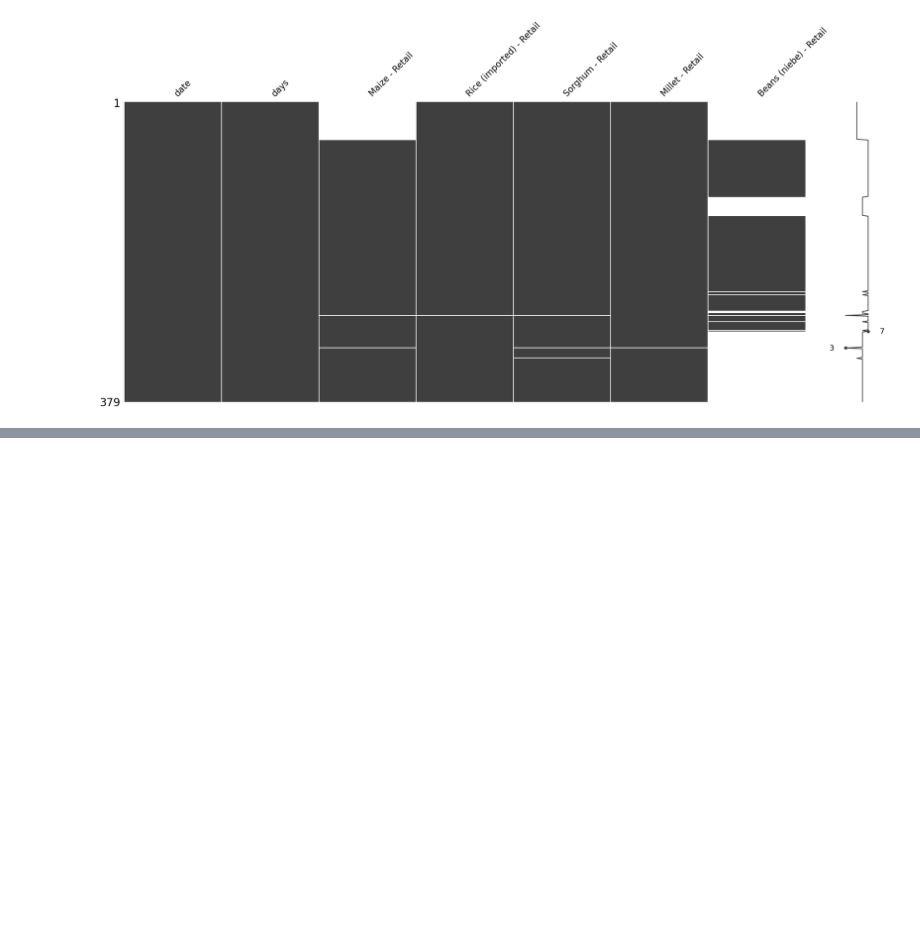
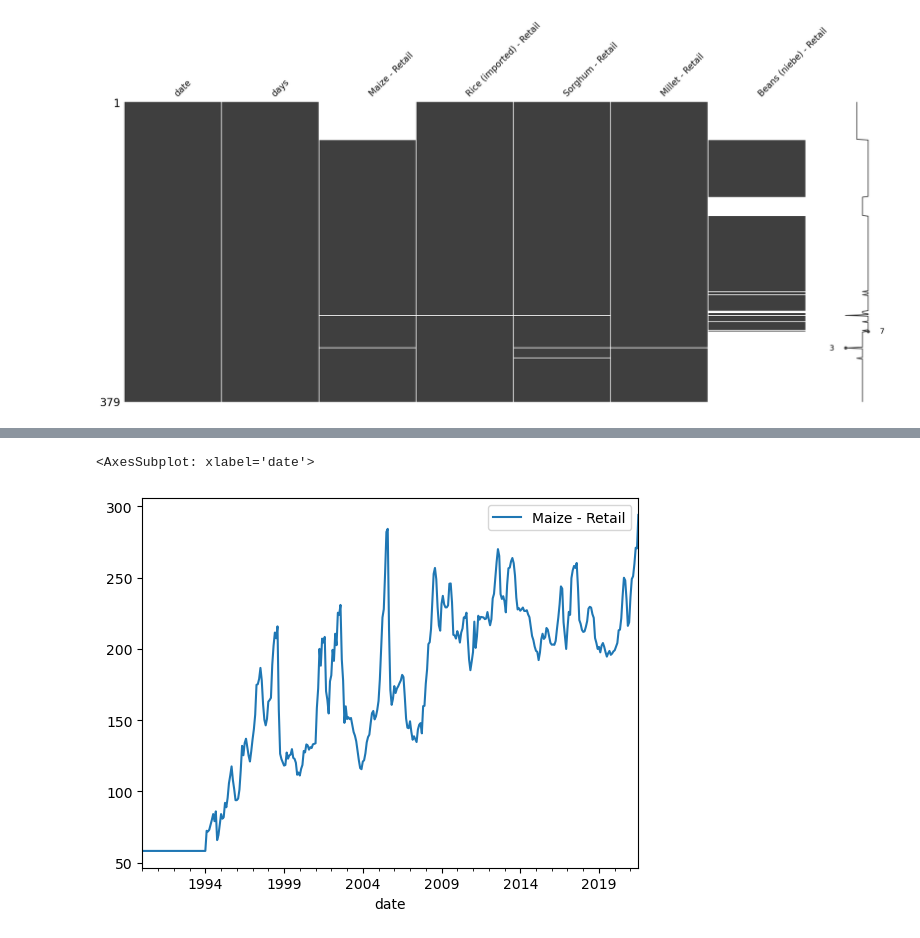
Before and after one commit to wwhite5/Springboard-Capstone-2-Time-Series, a Jupyter notebook: EDA.ipynb, the cells around one changed output, grey strips where cells are left out. Drawn from its saved outputs; the diff is of its cells as text; code cells hidden in the pictures; blank space fills up the shorter version.

```diff
--- a/EDA.ipynb
+++ b/EDA.ipynb
@@ -199,0 +203,7 @@ missingno.matrix(NE_prices_avg)
+# %%
+NE_prices_avg['Maize - Retail'].fillna(method='bfill', inplace=True)
+
+NE_prices_avg.plot(x='date', y='Maize - Retail')
+# %% [output]
+<AxesSubplot: xlabel='date'>
+[figure, added]
```
Also changed, not shown: parts of 6 cells of this notebook, 3 other files.
